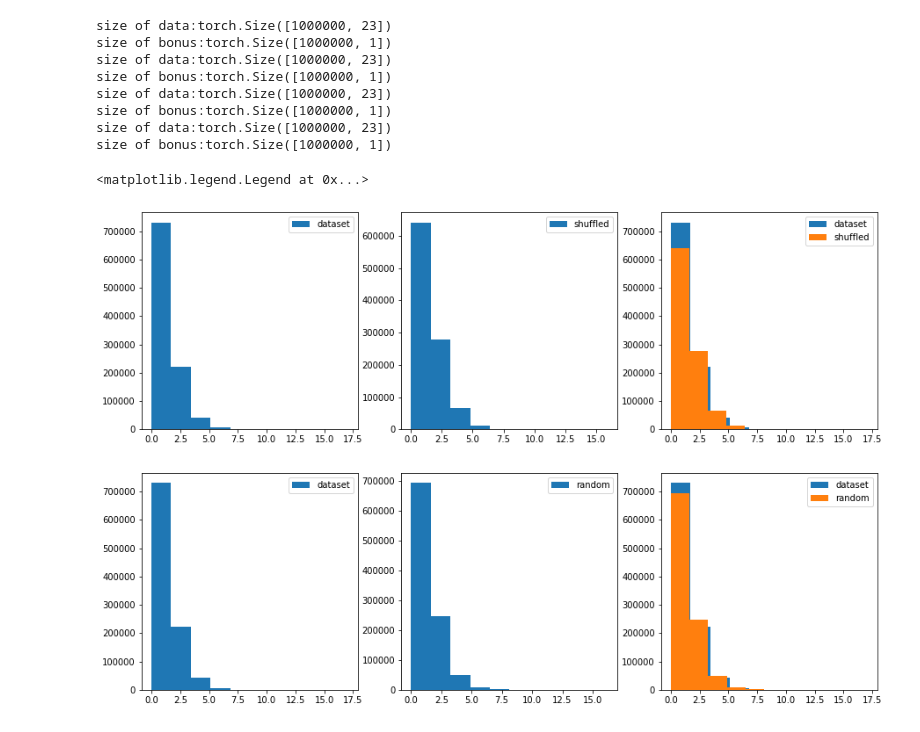
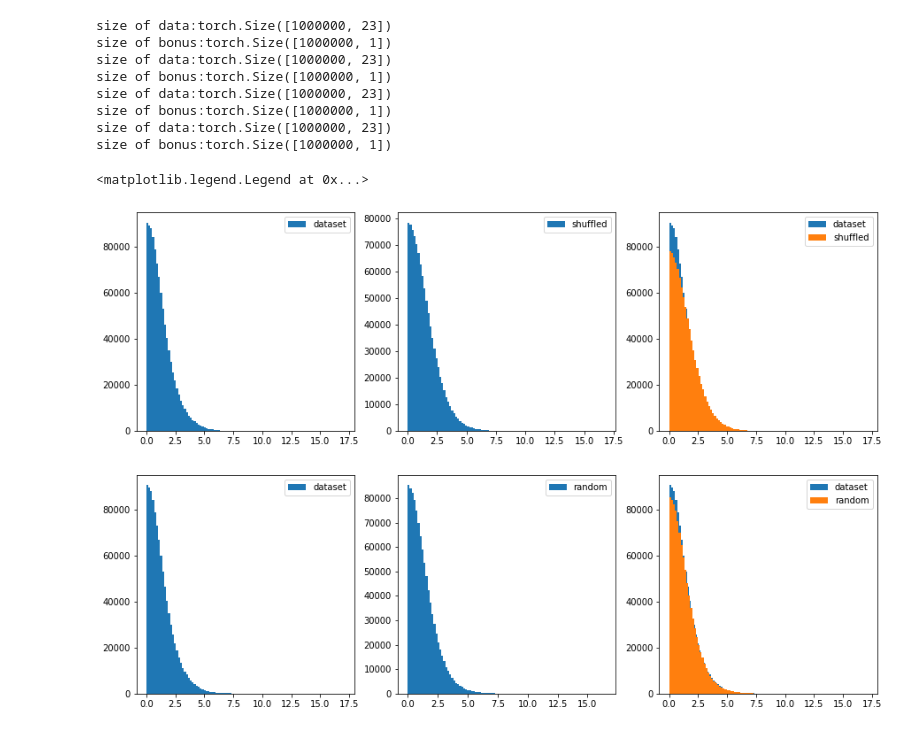
Before and after one commit to shidilrzf/continuous_rnd, a Jupyter notebook: sac/examples/notebooks/bonus.ipynb, the cells around one changed output. Cells and saved outputs as stored; diff of their text form; code cells hidden in the pictures.

```diff
--- a/sac/examples/notebooks/bonus.ipynb
+++ b/sac/examples/notebooks/bonus.ipynb
@@ -49,6 +56,8 @@ def load_models(model_name):
     print('Loading model: {}'.format(path))
 
     return network, target_network
+# %%
+num_bins = 100
 # %%
 env_name = 'halfcheetah-medium-v0'
 
@@ -292,33 +300,33 @@ size of data:torch.Size([1000000, 23])
 size of bonus:torch.Size([1000000, 1])
 # %%
 plt.subplot(2, 3, 1)
-plt.hist(beta * bonus_1, label='dataset')
+plt.hist(beta * bonus_1, bins = num_bins, label='dataset')
 plt.legend()
 
 plt.subplot(2, 3, 2)
-plt.hist(beta * bonus_shuffled_1, label='shuffled')
+plt.hist(beta * bonus_shuffled_1, bins = num_bins, label='shuffled')
 plt.legend()
 
 plt.subplot(2, 3, 3)
-plt.hist(beta * bonus_1, label='dataset')
-plt.hist(beta * bonus_shuffled_1, label='shuffled')
+plt.hist(beta * bonus_1, bins = num_bins, label='dataset')
+plt.hist(beta * bonus_shuffled_1, bins = num_bins, label='shuffled')
 plt.legend(loc='upper right')
 
 
 plt.subplot(2, 3, 4)
-plt.hist(beta * bonus_1, label='dataset')
+plt.hist(beta * bonus_1, bins = num_bins, label='dataset')
 plt.legend()
 
 plt.subplot(2, 3, 5)
-plt.hist(beta * bonus_random_1, label='random')
+plt.hist(beta * bonus_random_1, bins = num_bins, label='random')
 plt.legend()
 
 plt.subplot(2, 3, 6)
-plt.hist(beta * bonus_1, label='dataset')
-plt.hist(beta * bonus_random_1, label='random')
+plt.hist(beta * bonus_1, bins = num_bins, label='dataset')
+plt.hist(beta * bonus_random_1, bins = num_bins, label='random')
 plt.legend(loc='upper right')
 # %% [output]
 <matplotlib.legend.Legend at 0x...>
-[figure, old version]
+[figure, new version]
 # %%
 plt.subplot(2, 3, 1)
```
Also changed, not shown: parts of 10 cells of this notebook.
